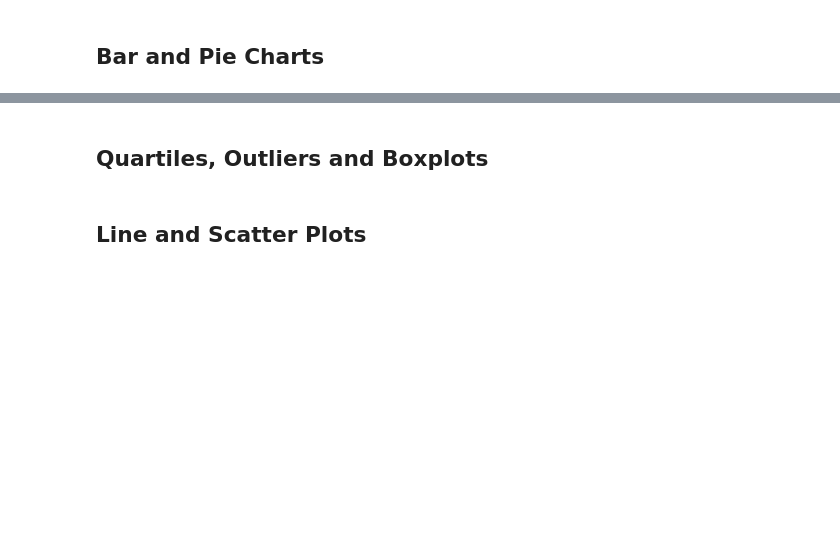
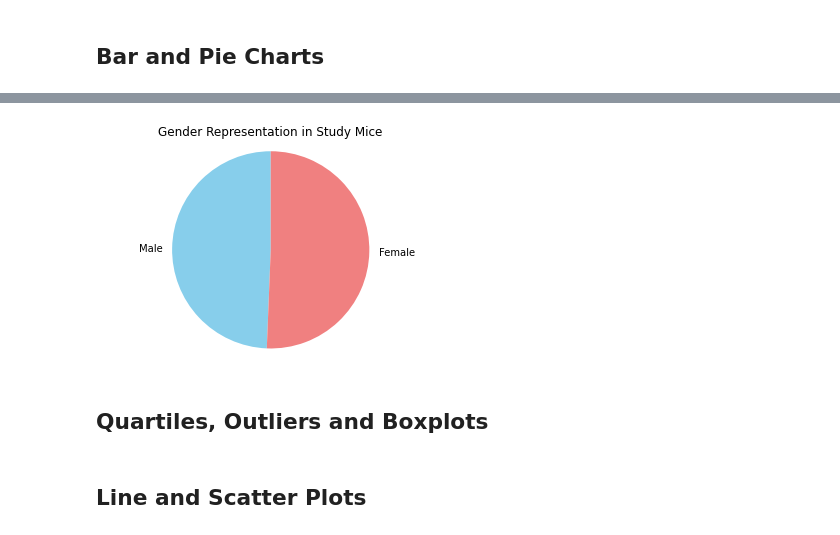
Before and after one commit to reginesgit/matplotlib-challenge, a Jupyter notebook: Pymaceuticals/pymaceuticals_starter.ipynb, the cells around one changed output, grey strips where cells are left out. Saved outputs shown, nothing was run; the diff lists cells and outputs as text; code cells hidden in the pictures; blank space fills up the shorter version.

```diff
--- a/Pymaceuticals/pymaceuticals_starter.ipynb
+++ b/Pymaceuticals/pymaceuticals_starter.ipynb
@@ -82,3 +152,18 @@ regimen_group = mice_study_cleaned_df.groupby('Drug Regimen')
+# %%
+# Generate a pie plot showing the distribution of female versus male mice using pyplot
+gender_groups = mice_study_cleaned_df.groupby('Sex')
+count_genders = gender_groups['Sex'].count()
+gender_list = mice_study_cleaned_df["Sex"].unique()
+colors = ["skyblue", "lightcoral"]
+plt.title("Gender Representation in Study Mice")
+plt.pie(count_genders, labels=gender_list, colors=colors,
+        startangle=90)
+plt.axis("equal")
+plt.show()
+
+#TODO: change order of labels or count numbers?
+# %% [output]
+[figure, added]
 # %% [markdown]
 ## Quartiles, Outliers and Boxplots
 # %%
```
Also changed, not shown: parts of 10 cells of this notebook.
